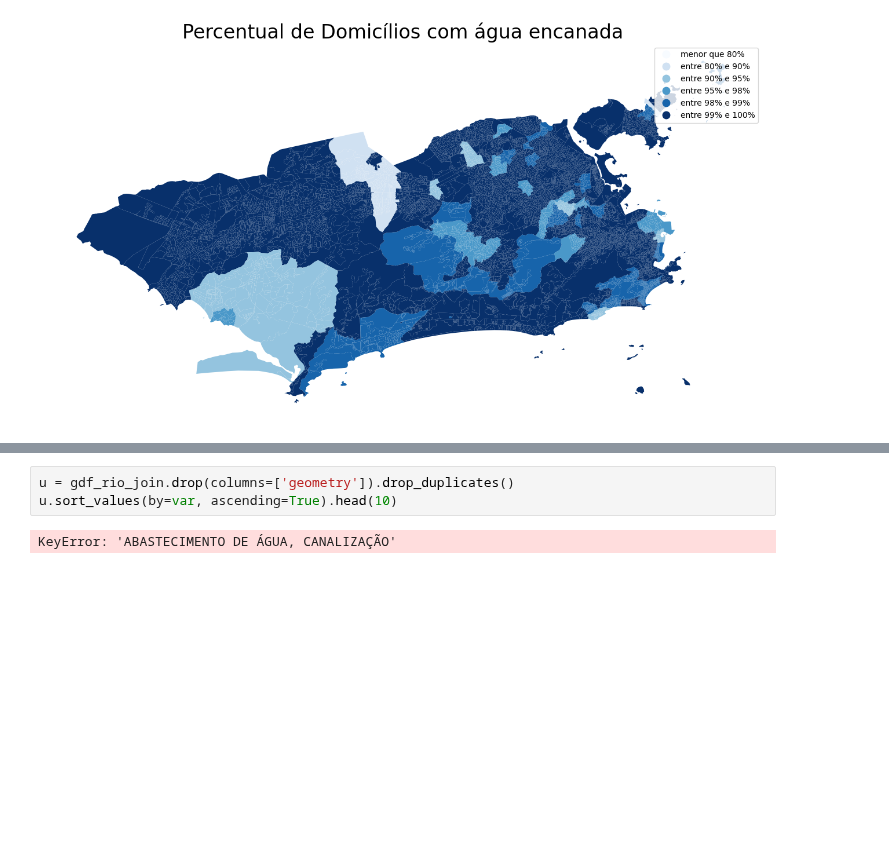
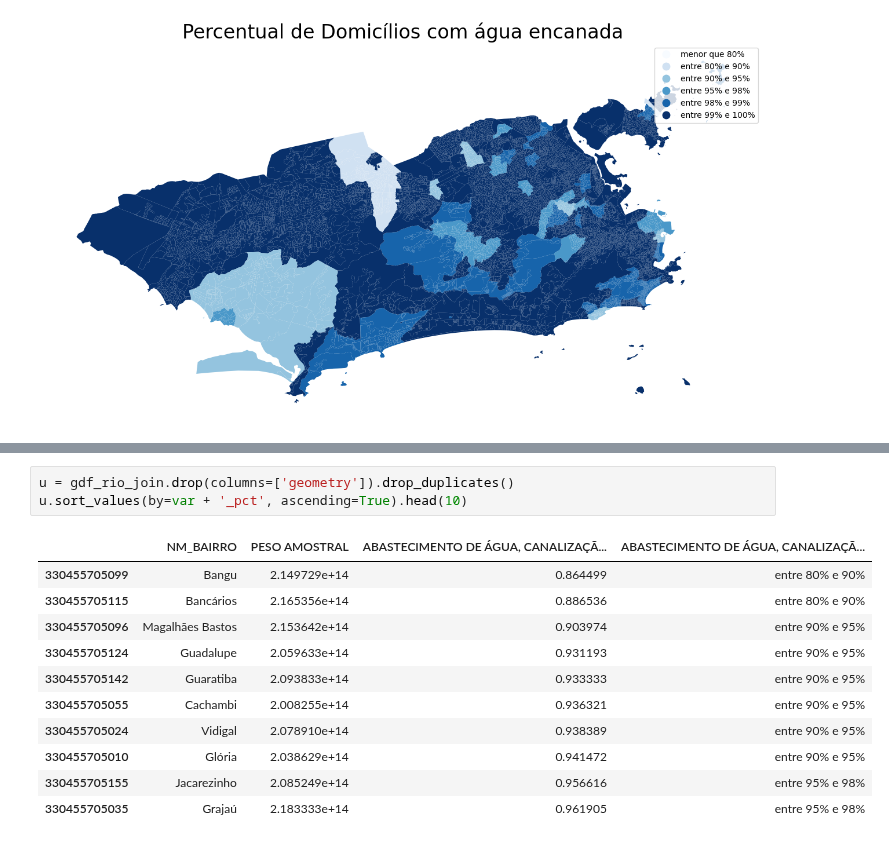
Before and after one commit to GDevigili/TCC-IBGE, a Jupyter notebook: src/data-vis/eda.ipynb, the cells around one changed output, grey strips where cells are left out. Drawn from its saved outputs; the diff is of its cells as text; blank space fills up the shorter version.

```diff
--- a/src/data-vis/eda.ipynb
+++ b/src/data-vis/eda.ipynb
@@ -301,5 +321,15 @@ df_rio_grouped[var + '_cat'].value_counts().sort_values(ascending=True).plot.bar
 # %%
 u = gdf_rio_join.drop(columns=['geometry']).drop_duplicates()
-u.sort_values(by=var, ascending=True).head(10)
+u.sort_values(by=var + '_pct', ascending=True).head(10)
 # %% [output]
-KeyError: 'ABASTECIMENTO DE ÁGUA, CANALIZAÇÃO'
+|  | NM_BAIRRO | PESO AMOSTRAL | ABASTECIMENTO DE ÁGUA, CANALIZAÇÃ... | ABASTECIMENTO DE ÁGUA, CANALIZAÇÃ... |
+| 330455705099 | Bangu | 2.149729e+14 | 0.864499 | entre 80% e 90% |
+| 330455705115 | Bancários | 2.165356e+14 | 0.886536 | entre 80% e 90% |
+| 330455705096 | Magalhães Bastos | 2.153642e+14 | 0.903974 | entre 90% e 95% |
+| 330455705124 | Guadalupe | 2.059633e+14 | 0.931193 | entre 90% e 95% |
+| 330455705142 | Guaratiba | 2.093833e+14 | 0.933333 | entre 90% e 95% |
+| 330455705055 | Cachambi | 2.008255e+14 | 0.936321 | entre 90% e 95% |
+| 330455705024 | Vidigal | 2.078910e+14 | 0.938389 | entre 90% e 95% |
+| 330455705010 | Glória | 2.038629e+14 | 0.941472 | entre 90% e 95% |
+| 330455705155 | Jacarezinho | 2.085249e+14 | 0.956616 | entre 95% e 98% |
+| 330455705035 | Grajaú | 2.183333e+14 | 0.961905 | entre 95% e 98% |
```
Also changed, not shown: parts of 4 cells of this notebook, 2 other files.
